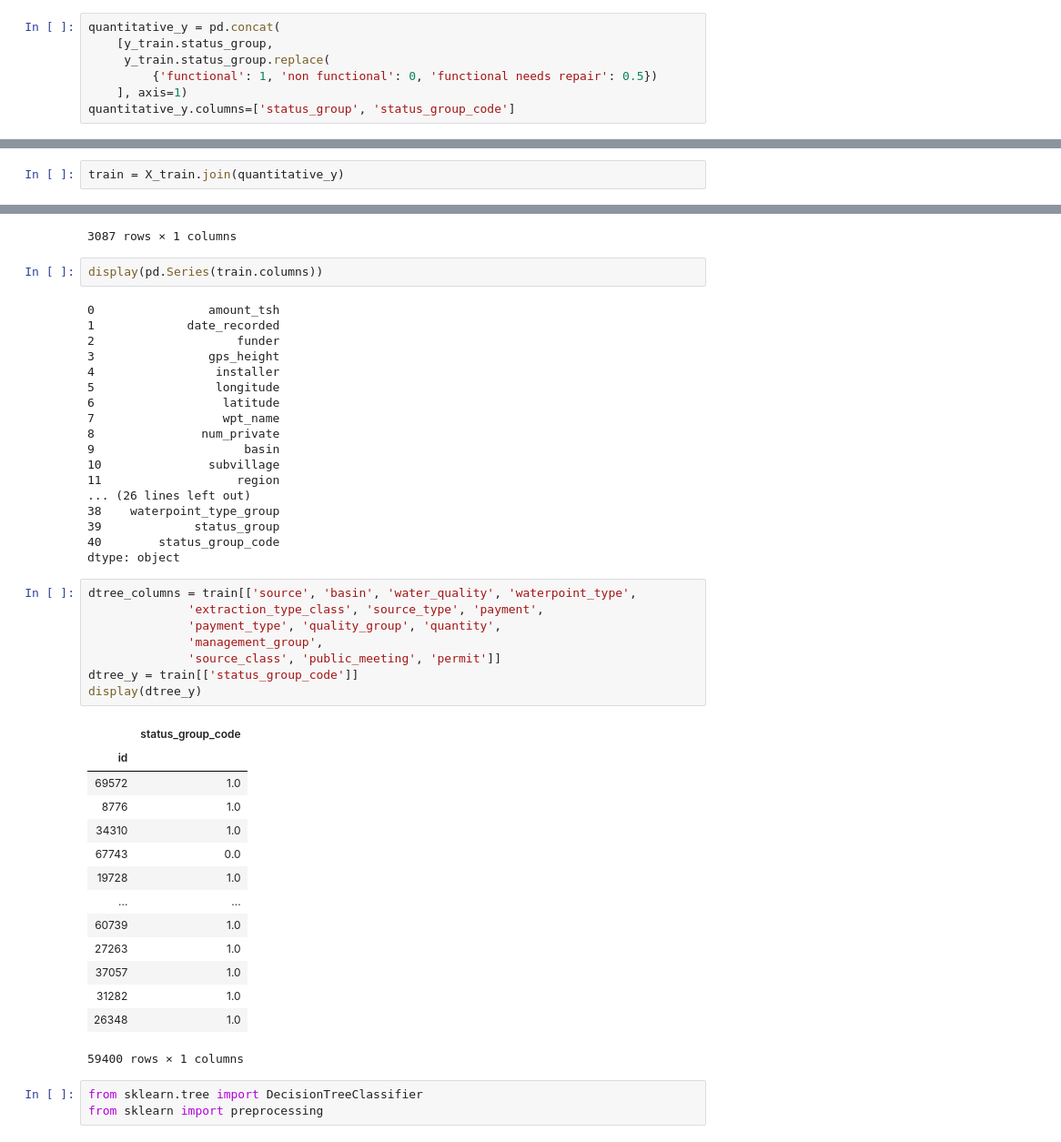
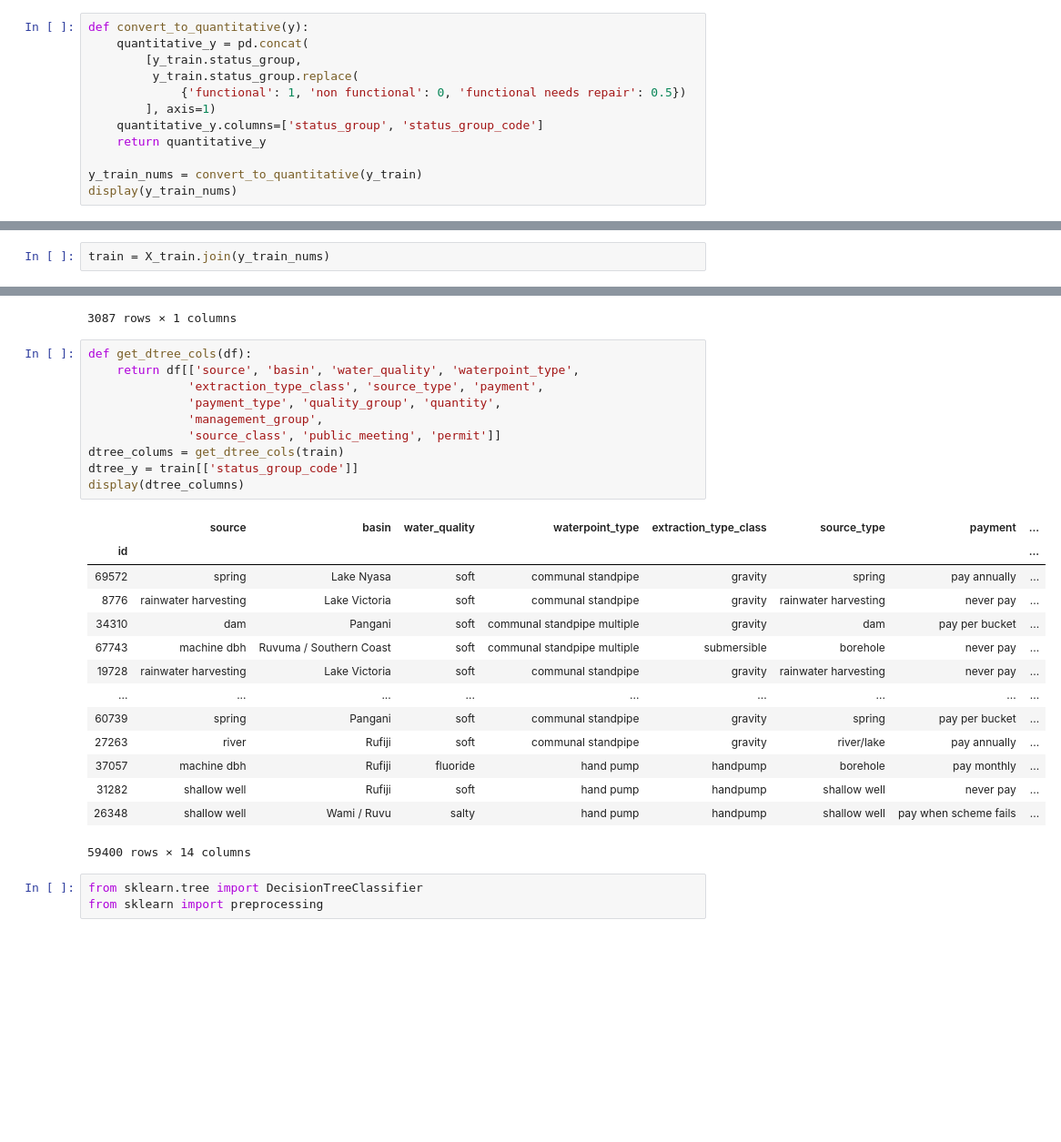
Before and after one commit to fleadsom/pumpItUp, a Jupyter notebook: pumpItUp_exploration.ipynb, the cells around one changed output, grey strips where cells are left out. Shown at 91% size. Saved outputs shown, nothing was run; the diff lists cells and outputs as text; blank space fills up the shorter version.

```diff
--- a/pumpItUp_exploration.ipynb
+++ b/pumpItUp_exploration.ipynb
@@ -8,9 +8,14 @@ X_train = pd.read_csv('data/X_train.csv', index_col='id')
 X_test = pd.read_csv('data/X_test.csv', index_col='id')
 y_train = pd.read_csv('data/y_train.csv', index_col='id')
 # %%
-quantitative_y = pd.concat(
-    [y_train.status_group,
-     y_train.status_group.replace(
-         {'functional': 1, 'non functional': 0, 'functional needs repair': 0.5})
-    ], axis=1)
-quantitative_y.columns=['status_group', 'status_group_code']
+def convert_to_quantitative(y):
+    quantitative_y = pd.concat(
+        [y_train.status_group,
+         y_train.status_group.replace(
+             {'functional': 1, 'non functional': 0, 'functional needs repair': 0.5})
+        ], axis=1)
+    quantitative_y.columns=['status_group', 'status_group_code']
+    return quantitative_y
+
+y_train_nums = convert_to_quantitative(y_train)
+display(y_train_nums)
@@ -17,5 +37,5 @@ quantitative_y.columns=['status_group', 'status_group_code']
 # %%
-train = X_train.join(quantitative_y)
+train = X_train.join(y_train_nums)
 # %%
 quantity_quantitative = train.quantity.replace(
     {'unknown': 4, 'enough': 3, 'seasonal': 2, 'insufficient': 1, 'dry': 0})
@@ -71,49 +91,31 @@ Group counts by installer and status group:
 | world banks | non functional | 1 |
 | world vision | functional | 1 |
 3087 rows × 1 columns
-# %%
-display(pd.Series(train.columns))
-# %% [output]
-0                amount_tsh
-1             date_recorded
-2                    funder
-3                gps_height
-4                 installer
-5                 longitude
-6                  latitude
-7                  wpt_name
-8               num_private
-9                     basin
-10               subvillage
-11                   region
-... (26 lines left out)
-38    waterpoint_type_group
-39             status_group
-40        status_group_code
-dtype: object
 # %%
-dtree_columns = train[['source', 'basin', 'water_quality', 'waterpoint_type',
+def get_dtree_cols(df):
+    return df[['source', 'basin', 'water_quality', 'waterpoint_type',
               'extraction_type_class', 'source_type', 'payment',
               'payment_type', 'quality_group', 'quantity',
               'management_group',
               'source_class', 'public_meeting', 'permit']]
+dtree_colums = get_dtree_cols(train)
 dtree_y = train[['status_group_code']]
-display(dtree_y)
+display(dtree_columns)
 # %% [output]
-|  | status_group_code |
-| id |  |
-| 69572 | 1.0 |
-| 8776 | 1.0 |
-| 34310 | 1.0 |
-| 67743 | 0.0 |
-| 19728 | 1.0 |
-| ... | ... |
-| 60739 | 1.0 |
-| 27263 | 1.0 |
-| 37057 | 1.0 |
-| 31282 | 1.0 |
-| 26348 | 1.0 |
+|  | source | basin | water_quality | waterpoint_type | extraction_type_class | source_type | payment | ... |
+| id |  |  |  |  |  |  |  | ... |
+| 69572 | spring | Lake Nyasa | soft | communal standpipe | gravity | spring | pay annually | ... |
+| 8776 | rainwater harvesting | Lake Victoria | soft | communal standpipe | gravity | rainwater harvesting | never pay | ... |
+| 34310 | dam | Pangani | soft | communal standpipe multiple | gravity | dam | pay per bucket | ... |
+| 67743 | machine dbh | Ruvuma / Southern Coast | soft | communal standpipe multiple | submersible | borehole | never pay | ... |
+| 19728 | rainwater harvesting | Lake Victoria | soft | communal standpipe | gravity | rainwater harvesting | never pay | ... |
+| ... | ... | ... | ... | ... | ... | ... | ... | ... |
+| 60739 | spring | Pangani | soft | communal standpipe | gravity | spring | pay per bucket | ... |
+| 27263 | river | Rufiji | soft | communal standpipe | gravity | river/lake | pay annually | ... |
+| 37057 | machine dbh | Rufiji | fluoride | hand pump | handpump | borehole | pay monthly | ... |
+| 31282 | shallow well | Rufiji | soft | hand pump | handpump | shallow well | never pay | ... |
+| 26348 | shallow well | Wami / Ruvu | salty | hand pump | handpump | shallow well | pay when scheme fails | ... |
-59400 rows × 1 columns
+59400 rows × 14 columns
 # %%
 from sklearn.tree import DecisionTreeClassifier
 from sklearn import preprocessing
```
Also changed, not shown: parts of 9 cells of this notebook.
